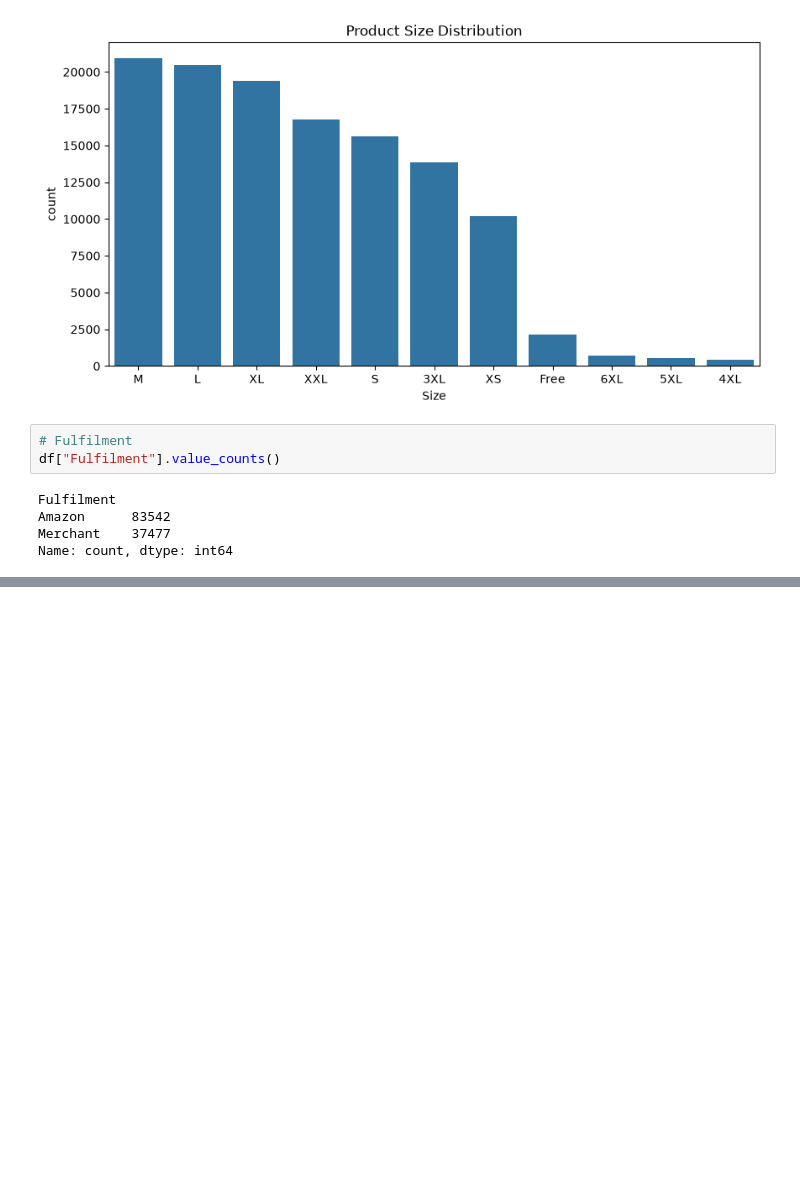
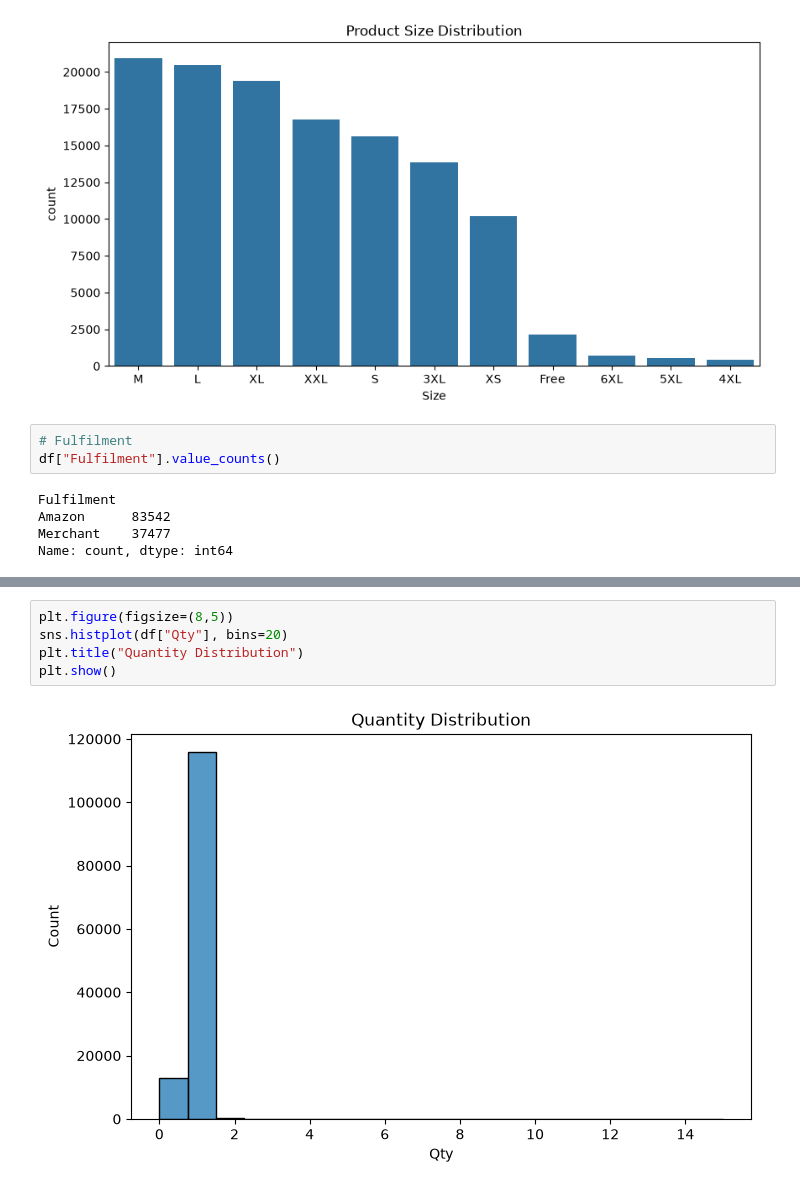
Before and after one commit to gaurvithakur/python-ds-learning, a Jupyter notebook: Projects/Amazon_Sales_Analysis/amazon_sales.ipynb, the cells around one changed output, grey strips where cells are left out. Drawn from its saved outputs; the diff is of its cells as text; blank space fills up the shorter version.

```diff
--- a/Projects/Amazon_Sales_Analysis/amazon_sales.ipynb
+++ b/Projects/Amazon_Sales_Analysis/amazon_sales.ipynb
@@ -295,0 +336,7 @@ Name: count, dtype: int64
+# %%
+plt.figure(figsize=(8,5))
+sns.histplot(df["Qty"], bins=20)
+plt.title("Quantity Distribution")
+plt.show()
+# %% [output]
+[figure, added]
```
Also changed, not shown: parts of 24 cells of this notebook.
